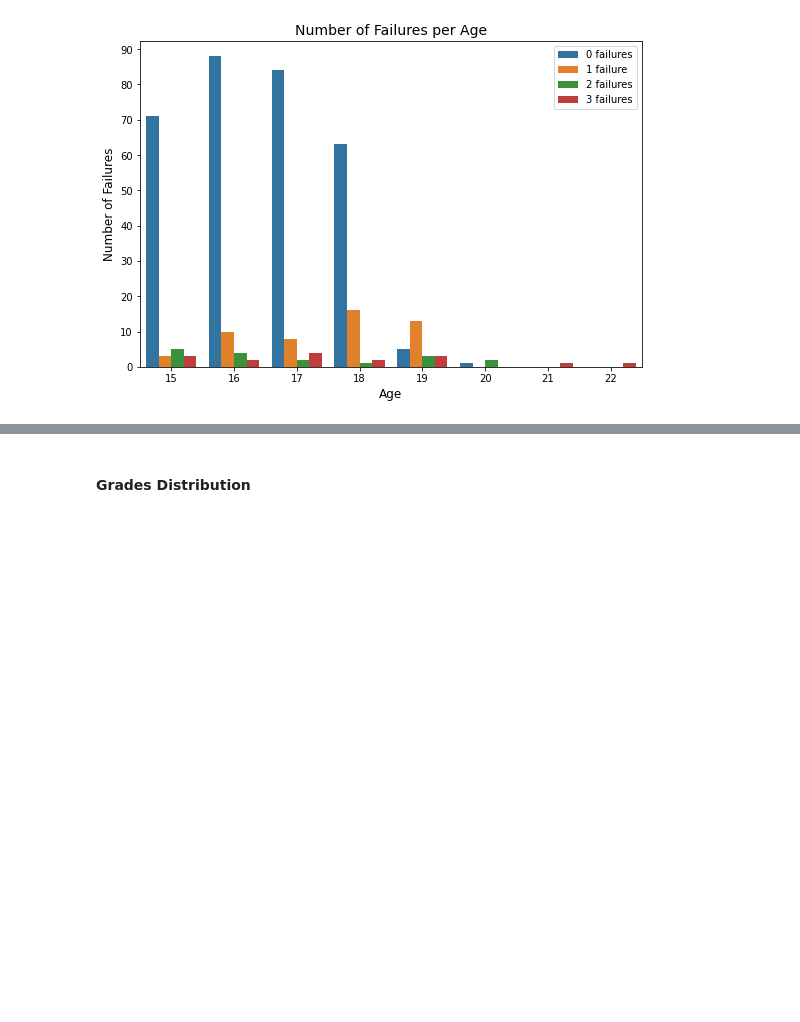
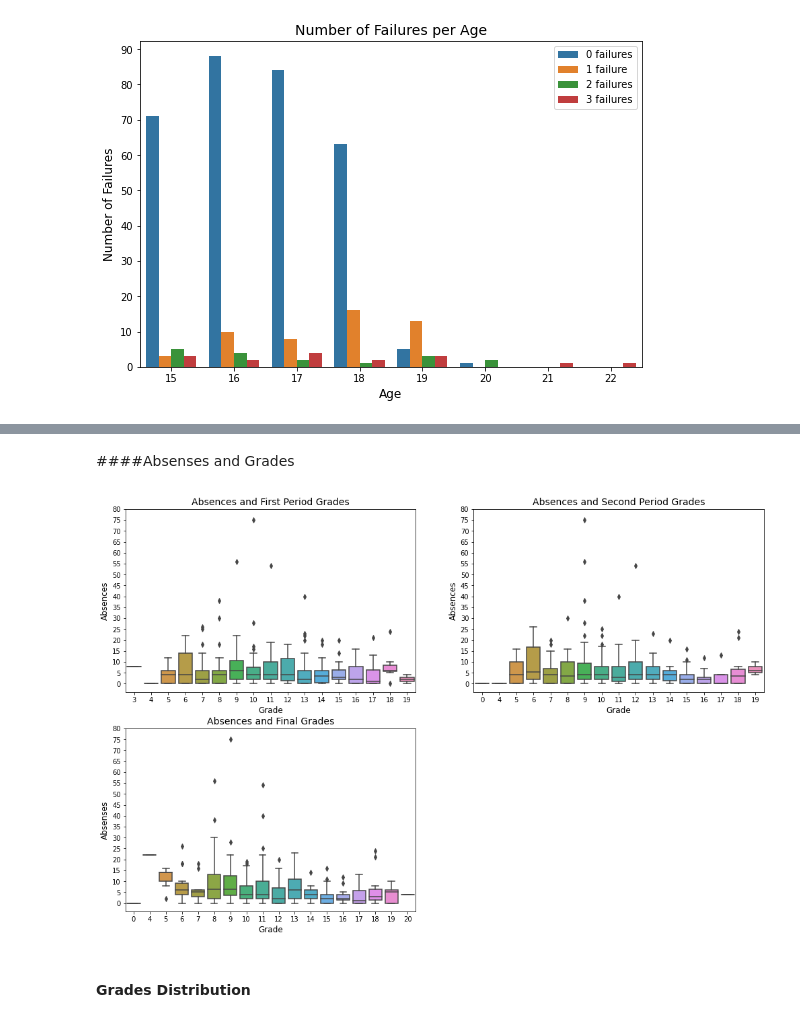
Before and after one commit to MarkLee7925/Student-Grade-Regression, a Jupyter notebook: Math/Student_Grade_Regression_Math.ipynb, the cells around one changed output, grey strips where cells are left out. Drawn from its saved outputs; the diff is of its cells as text; code cells hidden in the pictures; blank space fills up the shorter version.

```diff
--- a/Math/Student_Grade_Regression_Math.ipynb
+++ b/Math/Student_Grade_Regression_Math.ipynb
@@ -196,3 +207,34 @@ plt.show()
+# %% [markdown]
+####Absenses and Grades
+# %%
+# First period grades
+fig1 = plt.figure(figsize=(17, 11))
+ax1 = fig1.add_subplot(2, 2, 1)
+ax1 = sns.boxplot(x=df['G1'], y=df['absences'])
+plt.yticks(np.arange(0, 85, 5))
+plt.xlabel('Grade', fontsize=12)
+plt.ylabel('Absences', fontsize=12)
+plt.title('Absences and First Period Grades', fontsize=14)
+
+# Second period grades
+ax2 = fig1.add_subplot(2, 2, 2)
+ax2 = sns.boxplot(x=df['G2'], y=df['absences'])
+plt.yticks(np.arange(0, 85, 5))
+plt.xlabel('Grade', fontsize=12)
+plt.ylabel('Absences', fontsize=12)
+plt.title('Absences and Second Period Grades', fontsize=14)
+
+# Final grades
+ax3 = fig1.add_subplot(2, 2, 3)
+ax3 = sns.boxplot(x=df['G3'], y=df['absences'])
+plt.yticks(np.arange(0, 85, 5))
+plt.xlabel('Grade', fontsize=12)
+plt.ylabel('Absenses', fontsize=12)
+plt.title('Absences and Final Grades', fontsize=14)
+
+plt.show()
+# %% [output]
+[figure, added]
 # %% [markdown]
 #### Grades Distribution
 # %%
```
Also changed, not shown: parts of 6 cells of this notebook.
